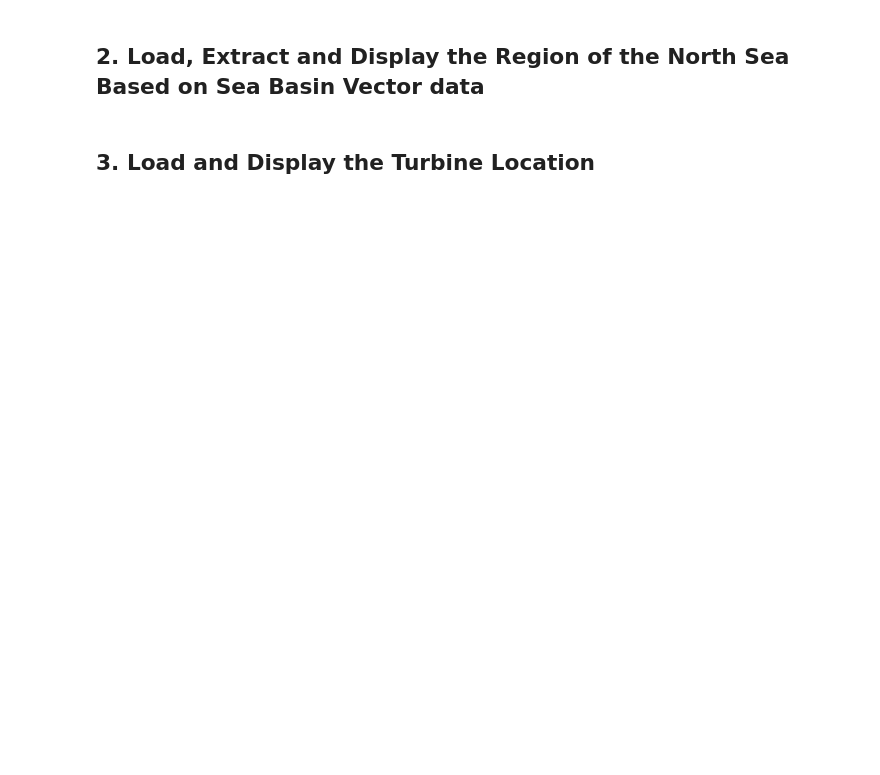
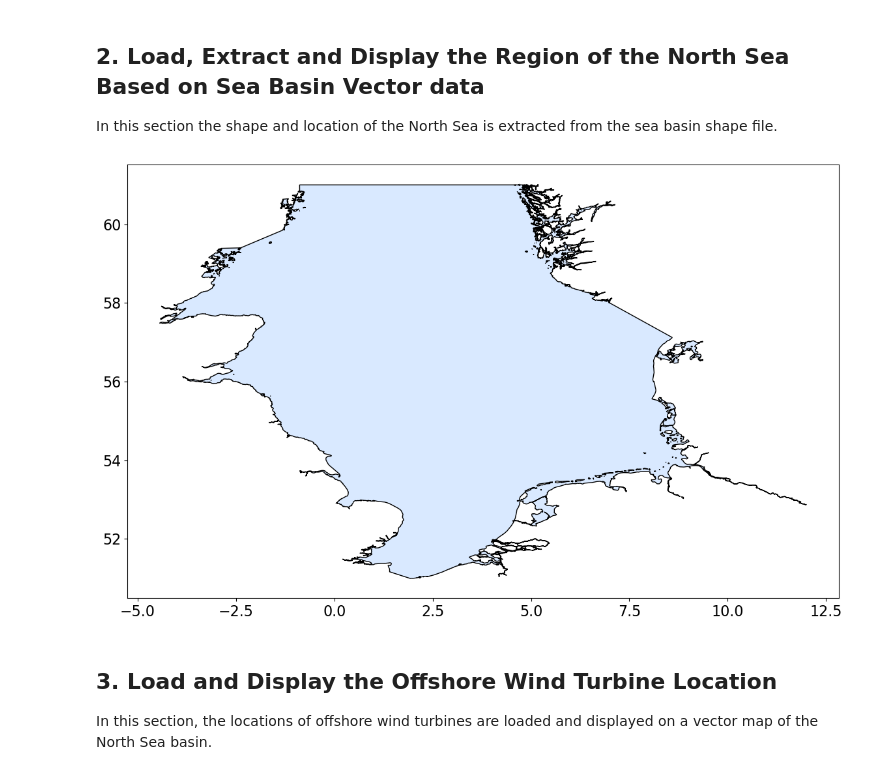
Before and after one commit to FZJ-IEK3-VSA/geokit, a Jupyter notebook: Examples/example_07_determine_offshore_turbine_depths.ipynb, the cells around one changed output. Cells and saved outputs as stored; diff of their text form; code cells hidden in the pictures; blank space fills up the shorter version.

```diff
--- a/Examples/example_07_determine_offshore_turbine_depths.ipynb
+++ b/Examples/example_07_determine_offshore_turbine_depths.ipynb
@@ -55,22 +57,24 @@ The data is downloaded and extracted automatically in the next cell. The dataset
 # %%
 
-# Name of the archive
-file_name_archive = r"iho.zip"
+# Name of the archive file
+sea_basin_file_name_archive = r"iho.zip"
 
 # Configure the extraction of the iho archive
 # Extract the shapefiles into a folder called iho
 unpack_sea_basins = Unzip(extract_dir=data_directory.joinpath("iho"))
 
+# Download and cache the data using the pooch library
 pooch.retrieve(
     url="https://geo.vliz.be/geoserver/wfs?request=getfeature&service=wfs&version=1.0.0&typename=MarineRegions:iho&outputformat=SHAPE-ZIP",
     known_hash="SHA256:1cedbad79d5b4b9dfae1a81350b699888d1bd469f6abb83fc290803062f675bc",
     processor=unpack_sea_basins,
     progressbar=True,
     path=data_directory,
-    fname=file_name_archive,
+    fname=sea_basin_file_name_archive,
 )
 
-file_name = r"iho.shp"
-path_to_sea_basins = str(data_directory.joinpath("iho", file_name))
-print(path_to_sea_basins)
+# Store the path to the sea basin shape file for easy access later
+sea_basin_file_name = r"iho.shp"
+path_to_sea_basins = str(data_directory.joinpath("iho", sea_basin_file_name))
+path_to_sea_basins
 # %% [output]
@@ -140,3 +140,5 @@ fname = turbine_location_handler.fetch(
 bathymetry_rasters_dir = join(data_directory, "GEBCO_bathymetry_tiles")
 # %% [markdown]
 ## 2. Load, Extract and Display the Region of the North Sea Based on Sea Basin Vector data
+
+In this section the shape and location of the North Sea is extracted from the sea basin shape file.
@@ -173,10 +145,15 @@ bathymetry_rasters_dir = join(data_directory, "GEBCO_bathymetry_tiles")
 # %%
-## Load and display Sea basin data
-
+# Load and display Sea basin data
+# As the Sea Basins Shapefile contains all the world's sea basins, we first need to extract the vector for the North Sea using the ExtractFeatures method.
 sea_basins = gk.vector.extractFeatures(
     source=path_to_sea_basins, where="NAME='North Sea'"
 )
 
-axh2 = gk.drawGeoms(sea_basins, srs=gk.srs.EPSG4326)
+# The extracted shape file is then shown for inspection
+axh1 = gk.drawGeoms(sea_basins, srs=gk.srs.EPSG4326)
+# %% [output]
+[figure, added]
 # %% [markdown]
-## 3. Load and Display the Turbine Location
+## 3. Load and Display the Offshore Wind Turbine Location
+
+In this section, the locations of offshore wind turbines are loaded and displayed on a vector map of the North Sea basin.
```
Also changed, not shown: parts of 30 cells of this notebook, 2 other files.
